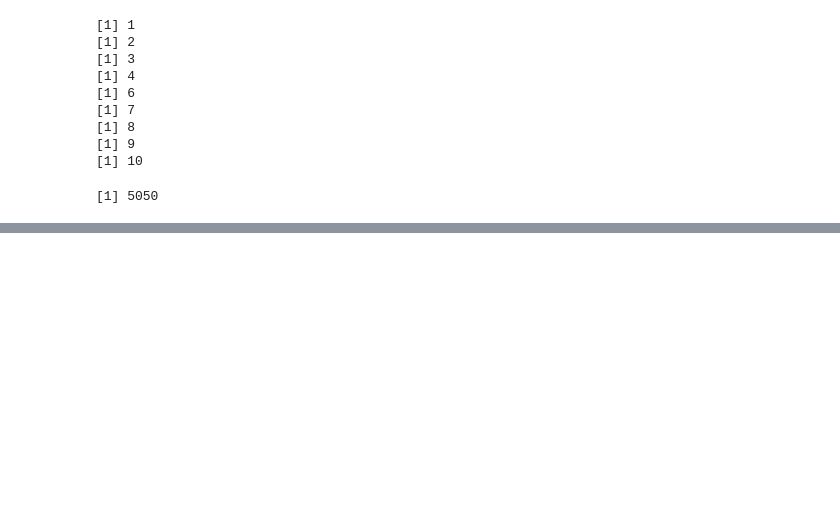
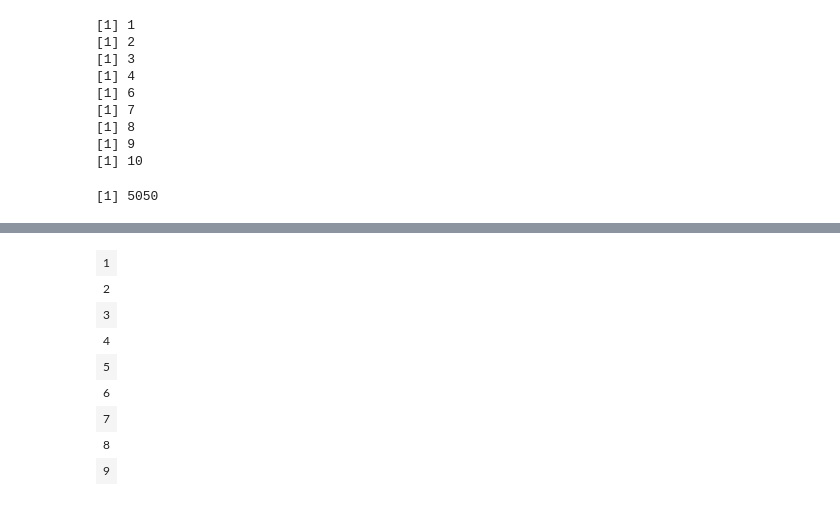
Before and after one commit to YuHsuanLin/riii, a Jupyter notebook: cb102/cb102_20180814.ipynb, the cells around one changed output, grey strips where cells are left out. Cells and saved outputs as stored; diff of their text form; code cells hidden in the pictures; blank space fills up the shorter version.

```diff
--- a/cb102/cb102_20180814.ipynb
+++ b/cb102/cb102_20180814.ipynb
@@ -318,0 +362,12 @@ print(sum)
+# %%
+mat1
+# %% [output]
+| 1 |
+| 2 |
+| 3 |
+| 4 |
+| 5 |
+| 6 |
+| 7 |
+| 8 |
+| 9 |
```
Also changed, not shown: parts of 19 cells of this notebook.
